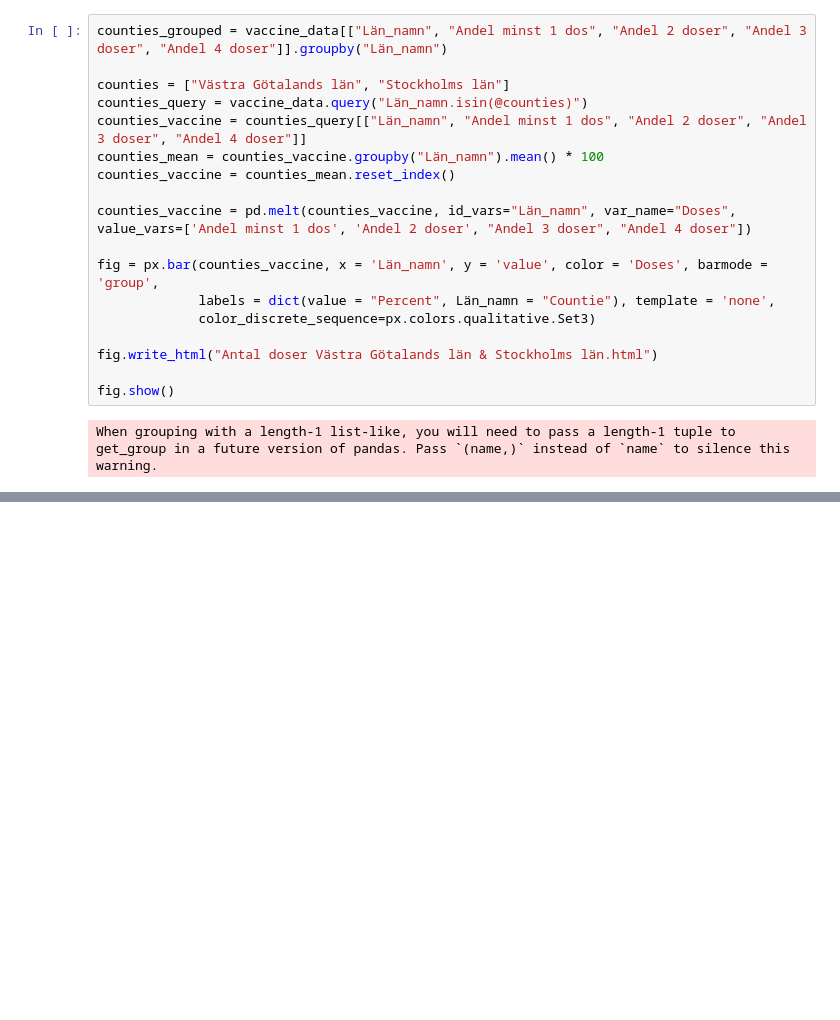
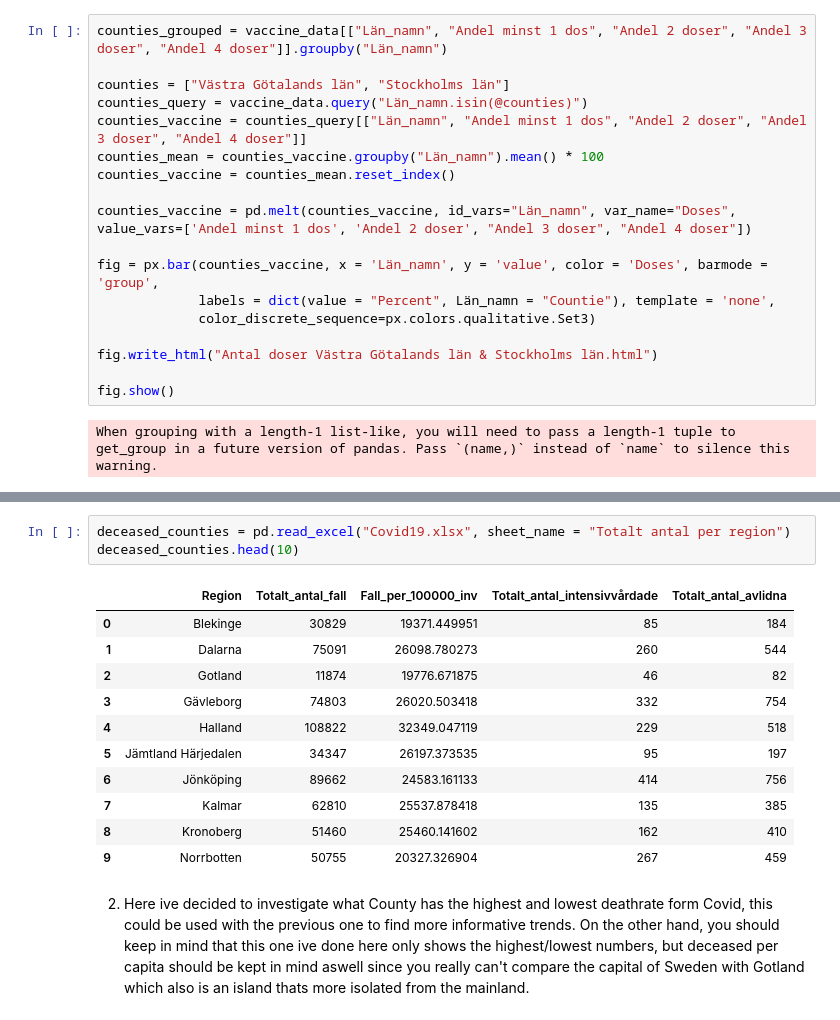
Before and after one commit to Robergjo/Dataprocessing-Joakim-Roberg, a Jupyter notebook: Lab- Covid 19/Lab/Labb 1 - Covid.ipynb, the cells around one changed output, grey strips where cells are left out. Drawn from its saved outputs; the diff is of its cells as text; blank space fills up the shorter version.

```diff
--- a/Lab- Covid 19/Lab/Labb 1 - Covid.ipynb
+++ b/Lab- Covid 19/Lab/Labb 1 - Covid.ipynb
@@ -286,0 +311,17 @@ When grouping with a length-1 list-like, you will need to pass a length-1 tuple
+# %%
+deceased_counties = pd.read_excel("Covid19.xlsx", sheet_name = "Totalt antal per region")
+deceased_counties.head(10)
+# %% [output]
+|  | Region | Totalt_antal_fall | Fall_per_100000_inv | Totalt_antal_intensivvårdade | Totalt_antal_avlidna |
+| 0 | Blekinge | 30829 | 19371.449951 | 85 | 184 |
+| 1 | Dalarna | 75091 | 26098.780273 | 260 | 544 |
+| 2 | Gotland | 11874 | 19776.671875 | 46 | 82 |
+| 3 | Gävleborg | 74803 | 26020.503418 | 332 | 754 |
+| 4 | Halland | 108822 | 32349.047119 | 229 | 518 |
+| 5 | Jämtland Härjedalen | 34347 | 26197.373535 | 95 | 197 |
+| 6 | Jönköping | 89662 | 24583.161133 | 414 | 756 |
+| 7 | Kalmar | 62810 | 25537.878418 | 135 | 385 |
+| 8 | Kronoberg | 51460 | 25460.141602 | 162 | 410 |
+| 9 | Norrbotten | 50755 | 20327.326904 | 267 | 459 |
+# %% [markdown]
+2. Here ive decided to investigate what County has the highest and lowest deathrate form Covid, this could be used with the previous one to find more informative trends. On the other hand, you should keep in mind that this one ive done here only shows the highest/lowest numbers, but deceased per capita should be kept in mind aswell since you really can't compare the capital of Sweden with Gotland which also is an island thats more isolated from the mainland.
```
Also changed, not shown: parts of 7 cells of this notebook.
